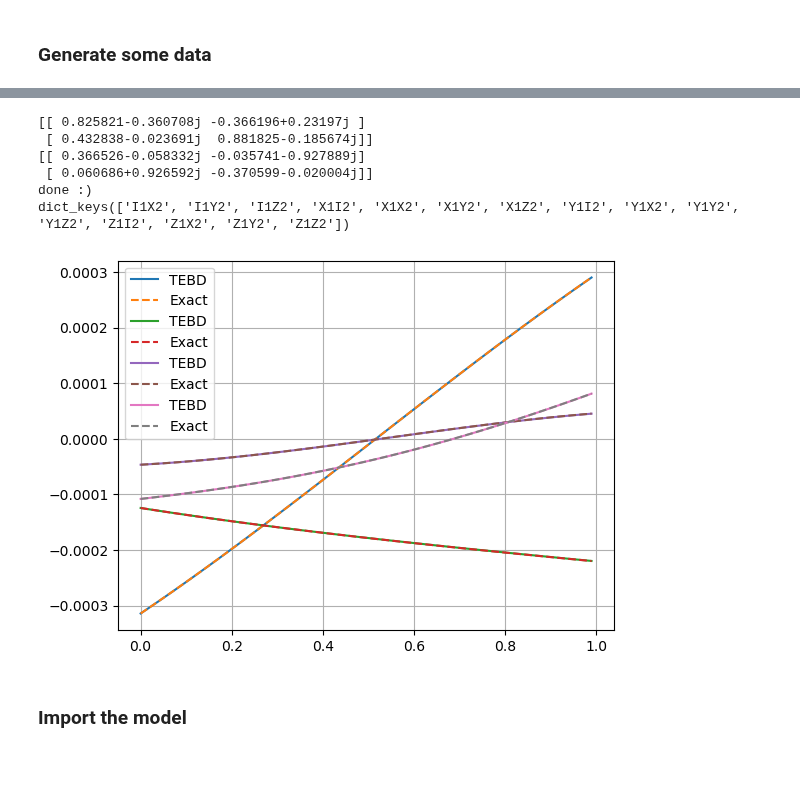
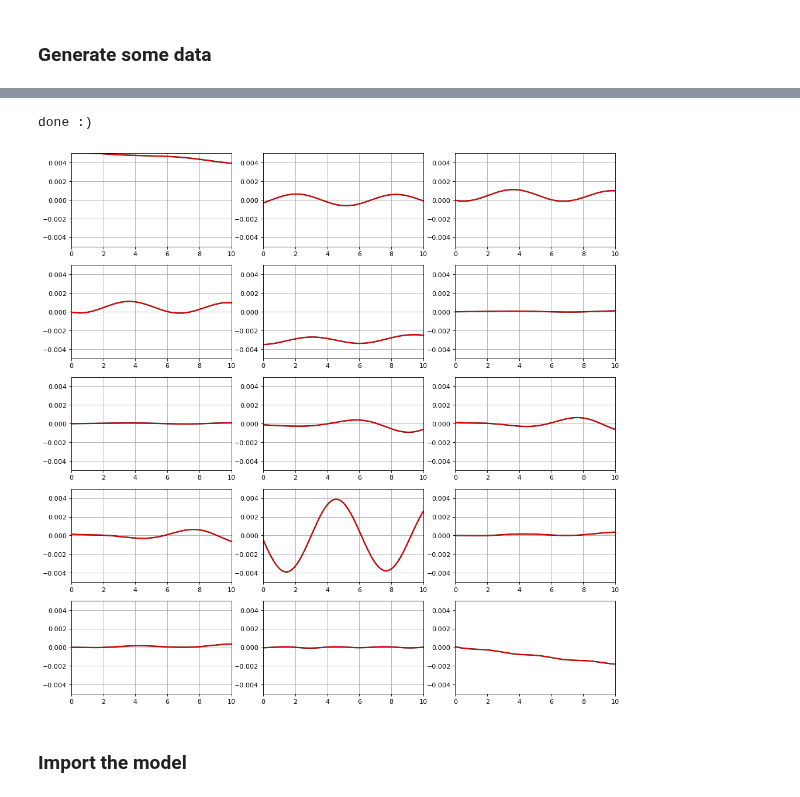
Before and after one commit to giovannicemin/master_thesis, a Jupyter notebook: project/Results.ipynb, the cells around one changed output, grey strips where cells are left out. Cells and saved outputs as stored; diff of their text form; code cells hidden in the pictures; blank space fills up the shorter version.

Commit message:
Finished results.ipynb, also generated the data for this model

```diff
--- a/project/Results.ipynb
+++ b/project/Results.ipynb
@@ -58,4 +58,4 @@ system = SpinChain(**sys_prms)
 system.thermalize()
 system.evolve(seed=33)
 
-results_test = system.return_results()
+results = system.return_results()
@@ -80,44 +62,46 @@ Performing the time evolution
-# %%
-### EXACT
-from models import SpinChain_ex
-
-sys_prms = prms.copy()
-sys_prms.pop('sites')
-sys_prms.pop('potential_')
-sys_prms.pop('num_traj')
-sys_prms.pop('fname')
-sys_prms['verbose'] = False
-sys_prms.pop('cutoff')
-sys_prms.pop('im_cutoff')
-sys_prms.pop('tolerance')
-sys_prms.pop('verbose')
-
-# evolution of the spin chain
-system_ex = SpinChain_ex(**sys_prms)
-system_ex.evolve(seed=33)
-
-results_ex_test = system_ex.return_results()
-# %% [output]
-[[ 0.825821-0.360708j -0.366196+0.23197j ]
- [ 0.432838-0.023691j  0.881825-0.185674j]]
-[[ 0.366526-0.058332j -0.035741-0.927889j]
- [ 0.060686+0.926592j -0.370599-0.020004j]]
-done :)
-dict_keys(['I1X2', 'I1Y2', 'I1Z2', 'X1I2', 'X1X2', 'X1Y2', 'X1Z2', 'Y1I2', 'Y1X2', 'Y1Y2', 'Y1Z2', 'Z1I2', 'Z1X2', 'Z1Y2', 'Z1Z2'])
+# %%
+### EXACT
+from models import SpinChain_ex
+
+sys_prms = prms.copy()
+sys_prms.pop('sites')
+sys_prms.pop('potential_')
+sys_prms.pop('num_traj')
+sys_prms.pop('fname')
+sys_prms['verbose'] = False
+sys_prms.pop('cutoff')
+sys_prms.pop('im_cutoff')
+sys_prms.pop('tolerance')
+sys_prms.pop('verbose')
+
+# evolution of the spin chain
+system_ex = SpinChain_ex(**sys_prms)
+system_ex.evolve(seed=33)
+
+results_ex = system_ex.return_results()
+# %% [output]
+done :)
 # %%
-keys = [1, 5, 9, 13]
+t = np.arange(0, 10, prms['dt'])
 
-t = np.arange(0, 1, prms['dt'])
+rows= 5
+columns = 3
 
-for key in keys:
-    plt.plot(t, [results_test[i][key] for i in range(len(t))], label='TEBD')
-    #plt.plot(t, [madonnaladra[i][key] for i in range(len(t))], label='TEBD_2')
-    plt.plot(t, [results_ex_test[i][key] for i in range(len(t))], label='Exact', linestyle='--')
+fig, axs = plt.subplots(rows, columns, figsize=(15,15), dpi=80)
+plt.setp(axs, xlim=(0,10), ylim=(-0.005, 0.005))
 
-plt.legend()
+for i in range(rows):
+    for j in range(columns):
+        #if i == rows-1 & j == columns-1:
+        #    continue
+        axs[i, j].plot(t, [results_ex[k][(columns-1)*i+j] for k in range(len(t))], label='Exact', color='k', linewidth=2)
+        axs[i, j].plot(t, [results[k][(columns-1)*i+j] for k in range(len(t))], label='TEBD', color='r')
+        axs[i, j].grid()
+
+#plt.legend()
 plt.grid()
 # %% [output]
-[figure, old version]
+[figure, new version]
 # %% [markdown]
 ### Import the model
 # %%
```
Also changed, not shown: parts of 5 cells of this notebook, 5 other files.
